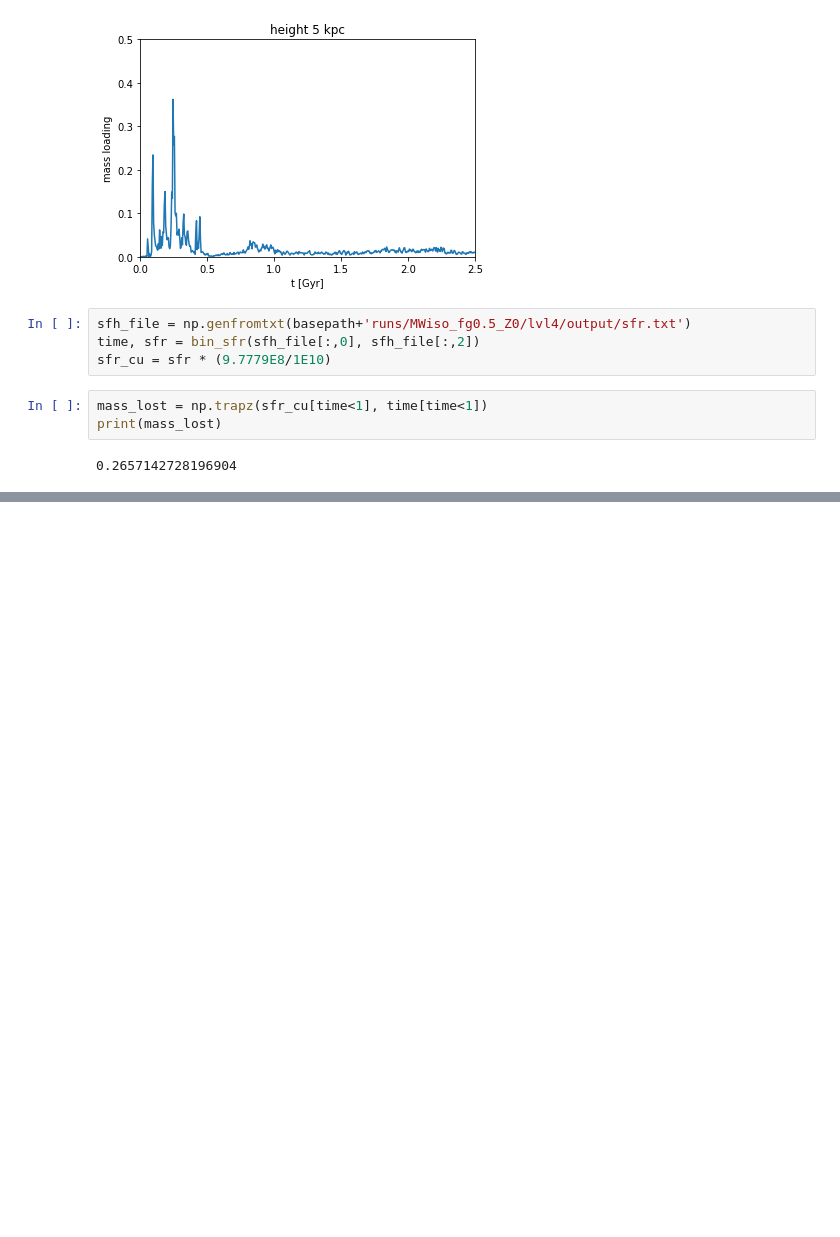
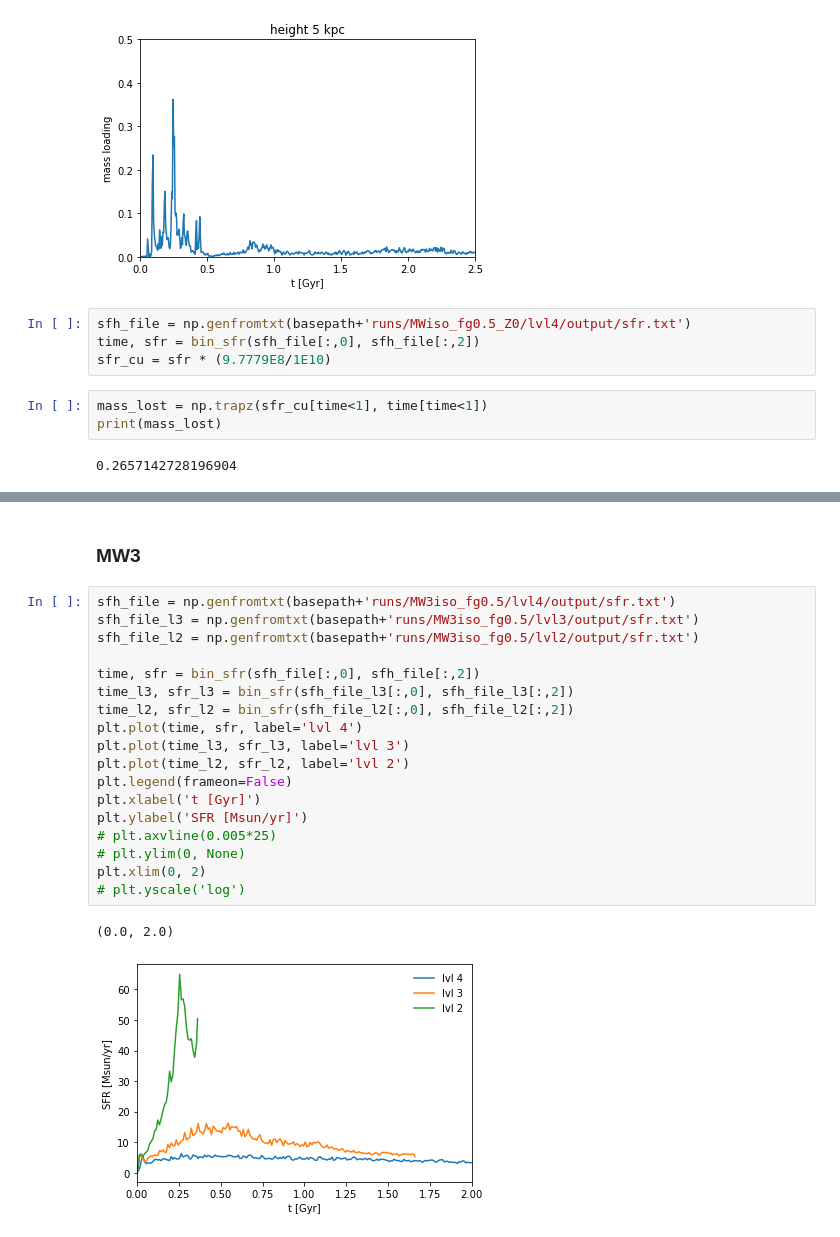
Before and after one commit to gusbeane/GSEgas, a Jupyter notebook: notebooks/MWiso_SFH.ipynb, the cells around one changed output, grey strips where cells are left out. Drawn from its saved outputs; the diff is of its cells as text; blank space fills up the shorter version.

```diff
--- a/notebooks/MWiso_SFH.ipynb
+++ b/notebooks/MWiso_SFH.ipynb
@@ -363,0 +418,23 @@ print(mass_lost)
+# %% [markdown]
+### MW3
+# %%
+sfh_file = np.genfromtxt(basepath+'runs/MW3iso_fg0.5/lvl4/output/sfr.txt')
+sfh_file_l3 = np.genfromtxt(basepath+'runs/MW3iso_fg0.5/lvl3/output/sfr.txt')
+sfh_file_l2 = np.genfromtxt(basepath+'runs/MW3iso_fg0.5/lvl2/output/sfr.txt')
+
+time, sfr = bin_sfr(sfh_file[:,0], sfh_file[:,2])
+time_l3, sfr_l3 = bin_sfr(sfh_file_l3[:,0], sfh_file_l3[:,2])
+time_l2, sfr_l2 = bin_sfr(sfh_file_l2[:,0], sfh_file_l2[:,2])
+plt.plot(time, sfr, label='lvl 4')
+plt.plot(time_l3, sfr_l3, label='lvl 3')
+plt.plot(time_l2, sfr_l2, label='lvl 2')
+plt.legend(frameon=False)
+plt.xlabel('t [Gyr]')
+plt.ylabel('SFR [Msun/yr]')
+# plt.axvline(0.005*25)
+# plt.ylim(0, None)
+plt.xlim(0, 2)
+# plt.yscale('log')
+# %% [output]
+(0.0, 2.0)
+[figure, added]
```
Also changed, not shown: parts of 31 cells of this notebook, 6 other files.
